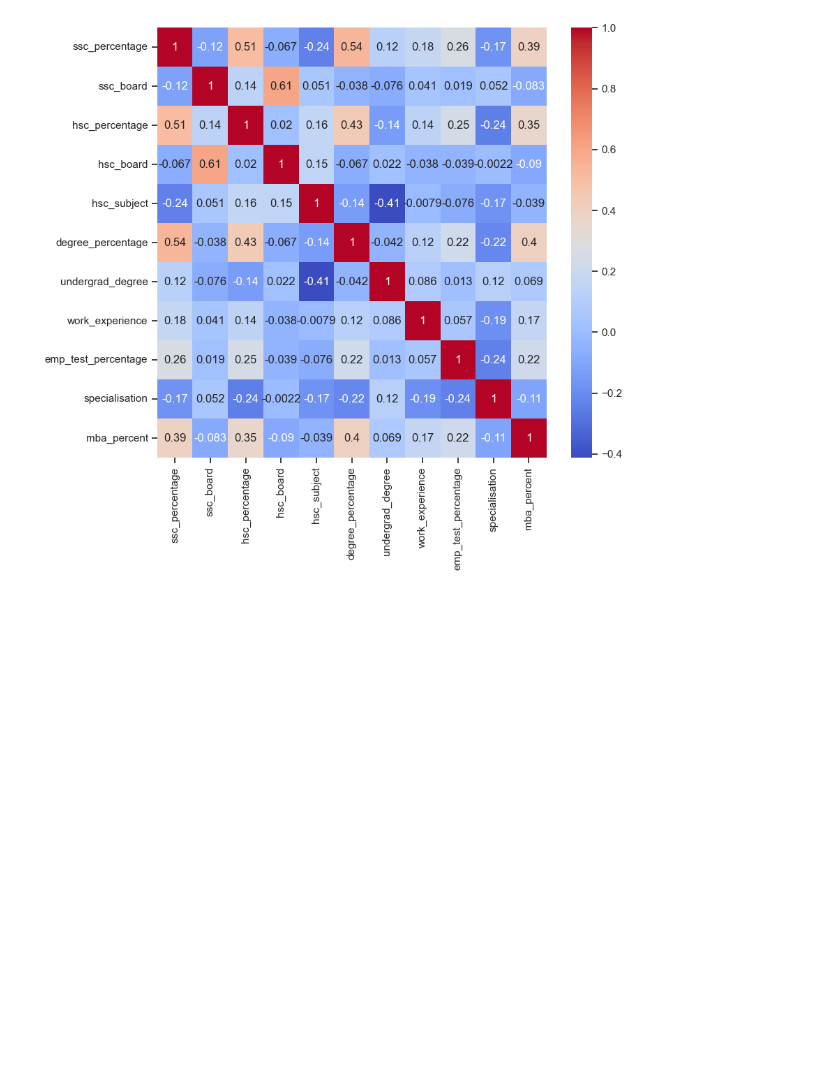
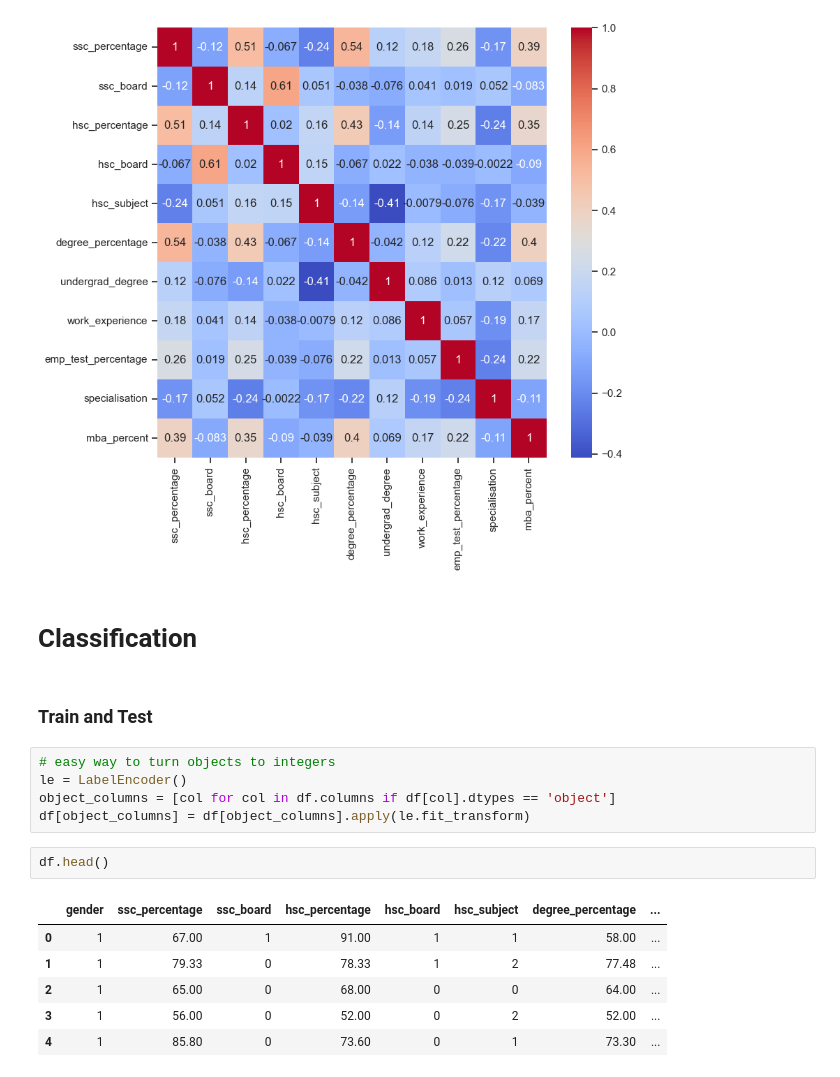
Before and after one commit to masanbasa3k/Machine_Learning, a Jupyter notebook: Job_placement_datacleaning_EDA_classification.ipynb, the cells around one changed output. Drawn from its saved outputs; the diff is of its cells as text; blank space fills up the shorter version.

```diff
--- a/Job_placement_datacleaning_EDA_classification.ipynb
+++ b/Job_placement_datacleaning_EDA_classification.ipynb
@@ -384,3 +388,21 @@ plt.plot()
 # %% [output]
 []
 [figure]
+# %% [markdown]
+# Classification
+# %% [markdown]
+### Train and Test
+# %%
+# easy way to turn objects to integers
+le = LabelEncoder()
+object_columns = [col for col in df.columns if df[col].dtypes == 'object']
+df[object_columns] = df[object_columns].apply(le.fit_transform)
+# %%
+df.head()
+# %% [output]
+|  | gender | ssc_percentage | ssc_board | hsc_percentage | hsc_board | hsc_subject | degree_percentage | ... |
+| 0 | 1 | 67.00 | 1 | 91.00 | 1 | 1 | 58.00 | ... |
+| 1 | 1 | 79.33 | 0 | 78.33 | 1 | 2 | 77.48 | ... |
+| 2 | 1 | 65.00 | 0 | 68.00 | 0 | 0 | 64.00 | ... |
+| 3 | 1 | 56.00 | 0 | 52.00 | 0 | 2 | 52.00 | ... |
+| 4 | 1 | 85.80 | 0 | 73.60 | 0 | 1 | 73.30 | ... |
```
Also changed, not shown: parts of 2 cells of this notebook.
